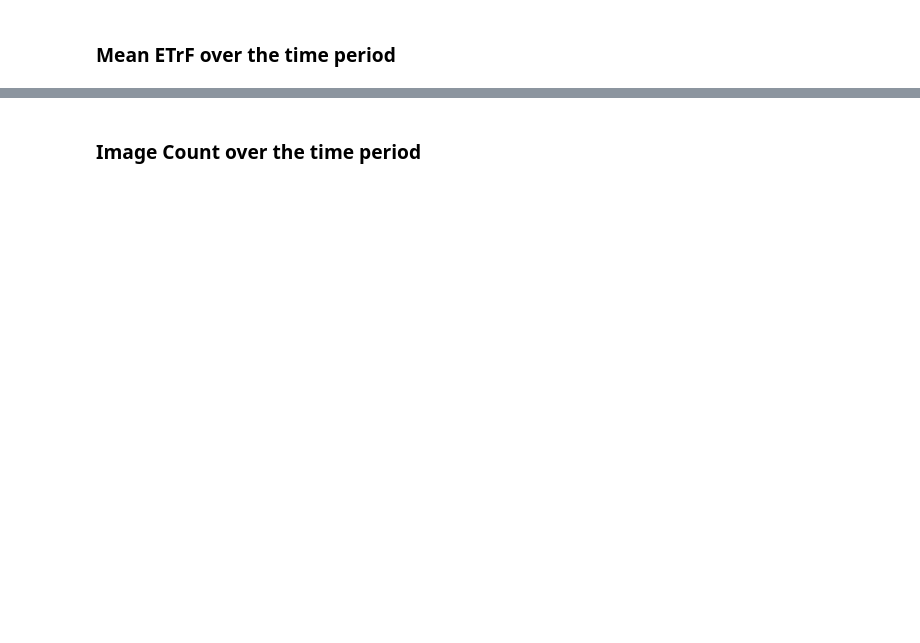
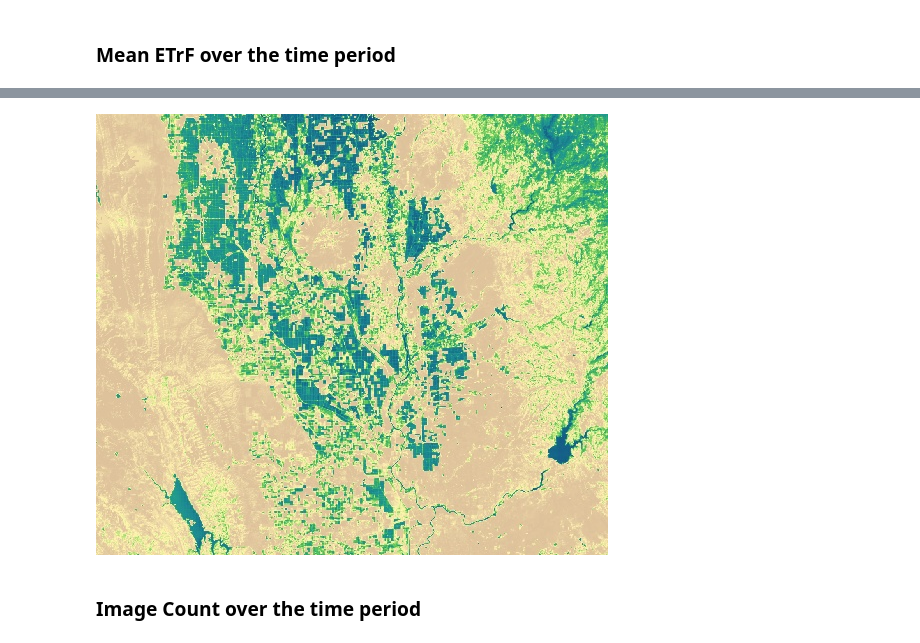
Before and after one commit to Open-ET/openet-ssebop, a Jupyter notebook: examples/interpolate.ipynb, the cells around one changed output, grey strips where cells are left out. Drawn from its saved outputs; the diff is of its cells as text; code cells hidden in the pictures; blank space fills up the shorter version.

```diff
--- a/examples/interpolate.ipynb
+++ b/examples/interpolate.ipynb
@@ -122,6 +124,7 @@ Image(url=ee.Image(daily_et_reference_coll.sum()) \
 ### Mean ETrF over the time period
 # %%
 Image(url=ee.Image(daily_et_actual_coll.sum()).divide(ee.Image(daily_et_reference_coll.sum())) \
-    .reproject(crs=study_crs, scale=100) # NOTE: Scale is typically 30m but using 100m to draw thumbnail faster \
-    .getThumbURL({'min': 0.0, 'max': 1.2, 'region': study_region, 'palette': ','.join(et_palette)}))
+        .reproject(crs=study_crs, scale=100) # NOTE: Scale is typically 30m but using 100m to draw thumbnail faster \
+        .getThumbURL({'min': 0.0, 'max': 1.2, 'region': study_region, 'palette': ','.join(et_palette)}),
+      embed=True, format='png')
 # %% [output]
@@ -129,3 +131,4 @@ Image(url=ee.Image(daily_et_actual_coll.sum()).divide(ee.Image(daily_et_referenc
+[figure, added]
 # %% [markdown]
 ### Image Count over the time period
 # %%
```
Also changed, not shown: parts of 4 cells of this notebook, 2 other files.
